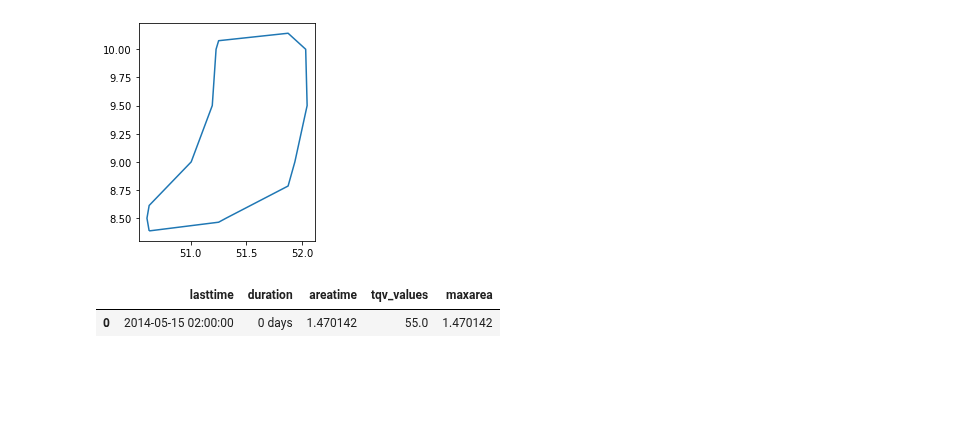
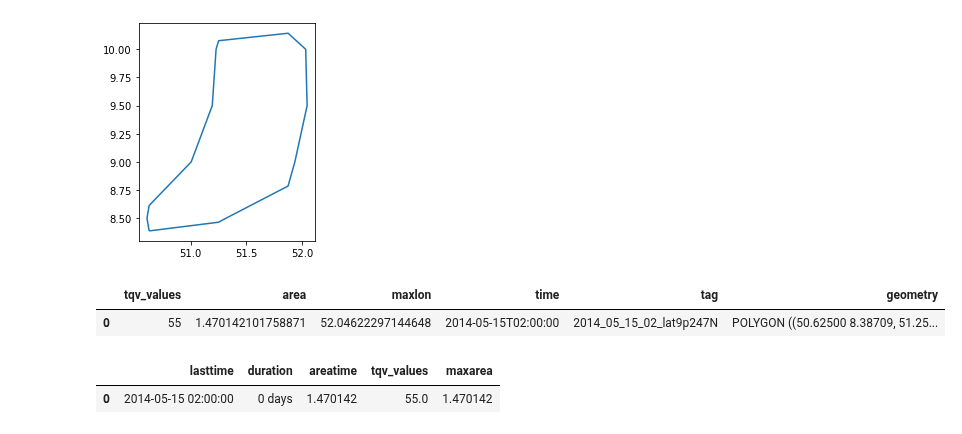
Before and after one commit to snigsam/VaporLakes, a Jupyter notebook: Track_Lakes_Back_GeoPandas.ipynb, the cells around one changed output. Cells and saved outputs as stored; diff of their text form; code cells hidden in the pictures; blank space fills up the shorter version.

```diff
--- a/Track_Lakes_Back_GeoPandas.ipynb
+++ b/Track_Lakes_Back_GeoPandas.ipynb
@@ -340,6 +340,11 @@ test.boundary.plot()
 # %% [output]
 <AxesSubplot:>
 [figure]
+# %%
+test
+# %% [output]
+|  | tqv_values | area | maxlon | time | tag | geometry |
+| 0 | 55 | 1.470142101758871 | 52.04622297144648 | 2014-05-15T02:00:00 | 2014_05_15_02_lat9p247N | POLYGON ((50.62500 8.38709, 51.25... |
 # %%
 ccvl_stats
 # %% [output]
```
Also changed, not shown: parts of 1 cell of this notebook.
